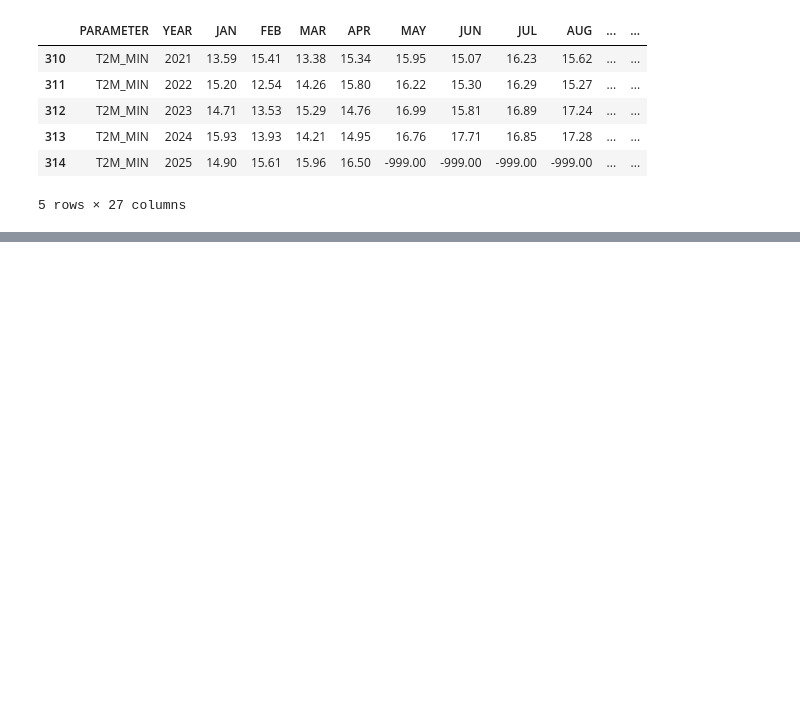
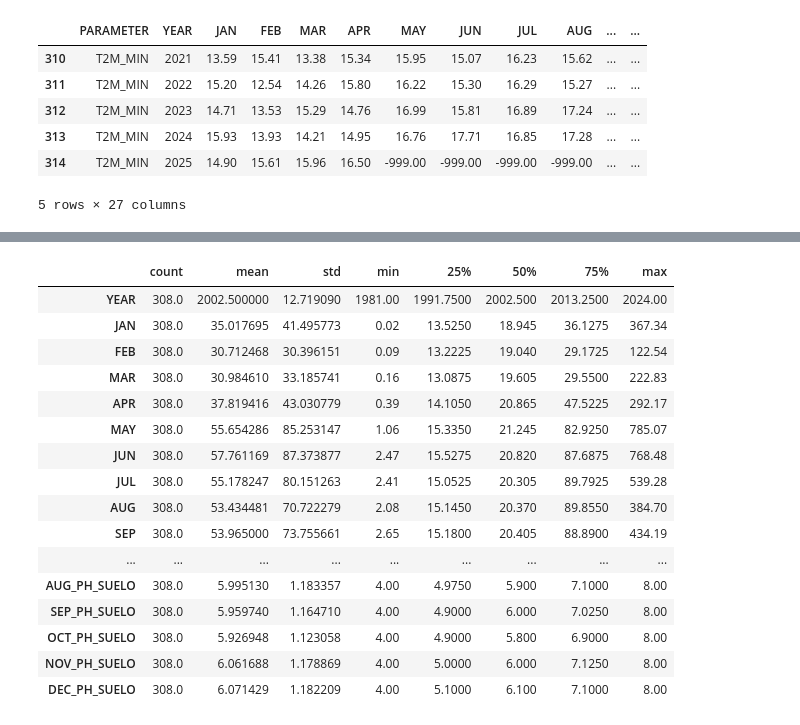
Before and after one commit to AlejandroQL23/Agro-IA-Module-3, a Jupyter notebook: notebooks/01_EDA.ipynb, the cells around one changed output, grey strips where cells are left out. Saved outputs shown, nothing was run; the diff lists cells and outputs as text; code cells hidden in the pictures; blank space fills up the shorter version.

```diff
--- a/notebooks/01_EDA.ipynb
+++ b/notebooks/01_EDA.ipynb
@@ -46,0 +100,20 @@ df.tail()
+# %%
+df.describe().transpose()
+# %% [output]
+|  | count | mean | std | min | 25% | 50% | 75% | max |
+| YEAR | 308.0 | 2002.500000 | 12.719090 | 1981.00 | 1991.7500 | 2002.500 | 2013.2500 | 2024.00 |
+| JAN | 308.0 | 35.017695 | 41.495773 | 0.02 | 13.5250 | 18.945 | 36.1275 | 367.34 |
+| FEB | 308.0 | 30.712468 | 30.396151 | 0.09 | 13.2225 | 19.040 | 29.1725 | 122.54 |
+| MAR | 308.0 | 30.984610 | 33.185741 | 0.16 | 13.0875 | 19.605 | 29.5500 | 222.83 |
+| APR | 308.0 | 37.819416 | 43.030779 | 0.39 | 14.1050 | 20.865 | 47.5225 | 292.17 |
+| MAY | 308.0 | 55.654286 | 85.253147 | 1.06 | 15.3350 | 21.245 | 82.9250 | 785.07 |
+| JUN | 308.0 | 57.761169 | 87.373877 | 2.47 | 15.5275 | 20.820 | 87.6875 | 768.48 |
+| JUL | 308.0 | 55.178247 | 80.151263 | 2.41 | 15.0525 | 20.305 | 89.7925 | 539.28 |
+| AUG | 308.0 | 53.434481 | 70.722279 | 2.08 | 15.1450 | 20.370 | 89.8550 | 384.70 |
+| SEP | 308.0 | 53.965000 | 73.755661 | 2.65 | 15.1800 | 20.405 | 88.8900 | 434.19 |
+| ... | ... | ... | ... | ... | ... | ... | ... | ... |
+| AUG_PH_SUELO | 308.0 | 5.995130 | 1.183357 | 4.00 | 4.9750 | 5.900 | 7.1000 | 8.00 |
+| SEP_PH_SUELO | 308.0 | 5.959740 | 1.164710 | 4.00 | 4.9000 | 6.000 | 7.0250 | 8.00 |
+| OCT_PH_SUELO | 308.0 | 5.926948 | 1.123058 | 4.00 | 4.9000 | 5.800 | 6.9000 | 8.00 |
+| NOV_PH_SUELO | 308.0 | 6.061688 | 1.178869 | 4.00 | 5.0000 | 6.000 | 7.1250 | 8.00 |
+| DEC_PH_SUELO | 308.0 | 6.071429 | 1.182209 | 4.00 | 5.1000 | 6.100 | 7.1000 | 8.00 |
```
Also changed, not shown: parts of 11 cells of this notebook, 3 other files.
